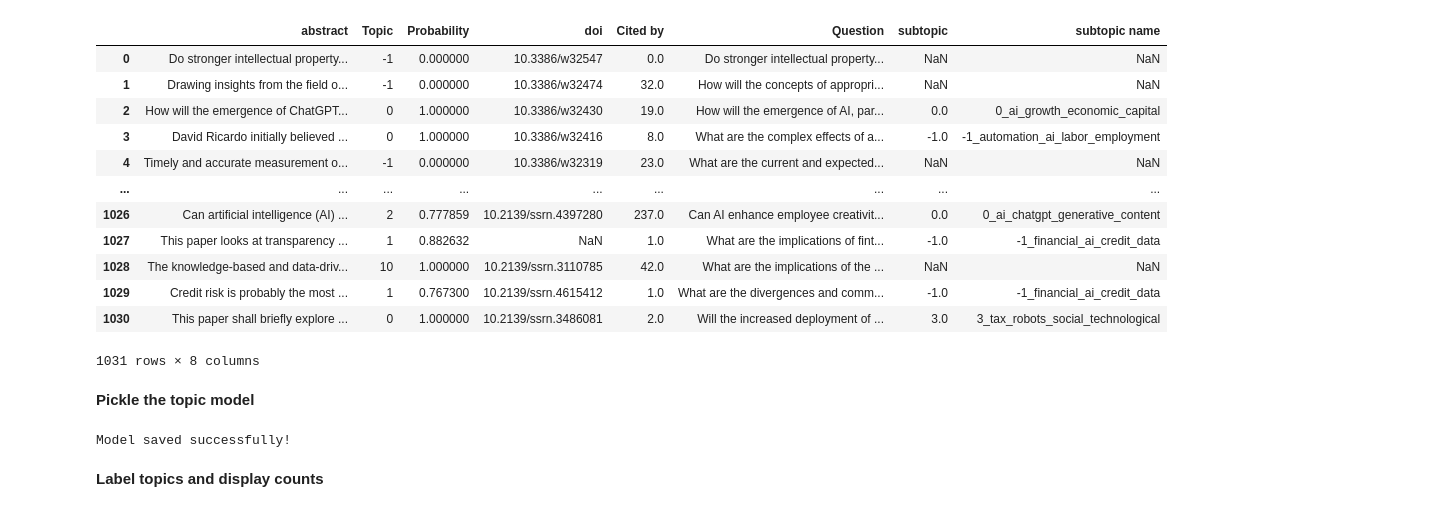
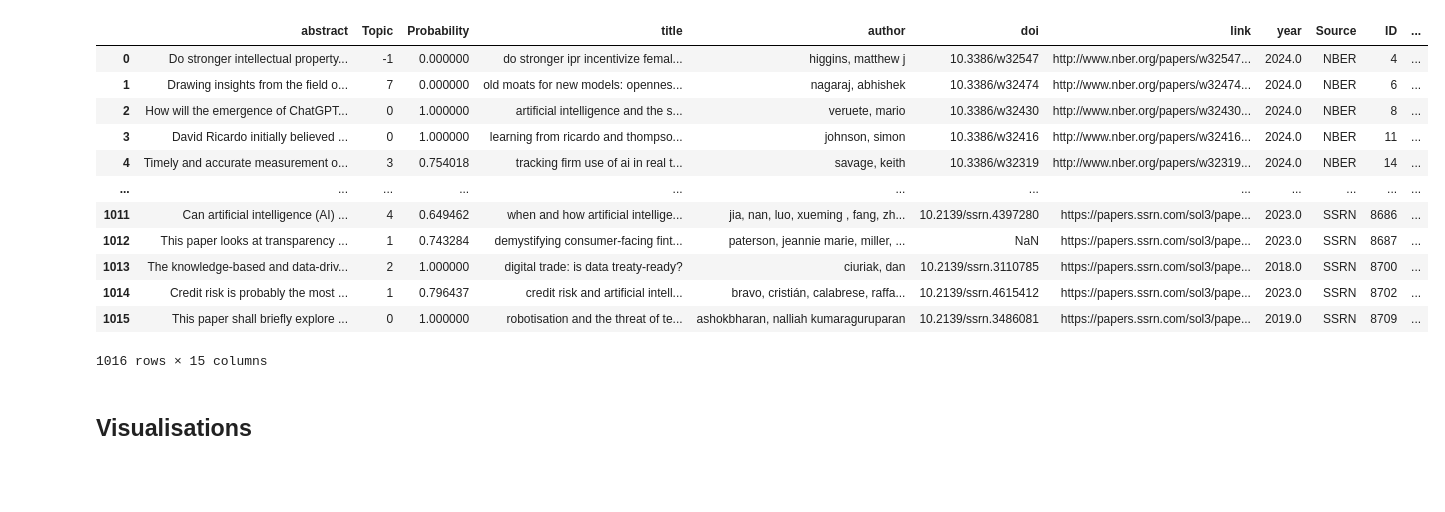
Before and after one commit to jlpoquiz/ailandscapeproject, a Jupyter notebook: Code/8_topic_modeling_wps.ipynb, the cells around one changed output. Saved outputs shown, nothing was run; the diff lists cells and outputs as text; code cells hidden in the pictures; blank space fills up the shorter version.

```diff
--- a/Code/8_topic_modeling_wps.ipynb
+++ b/Code/8_topic_modeling_wps.ipynb
@@ -455,0 +541,8 @@ papers_topics
+# %%
+# choose topic size and run, this is the best model
+topics, probs, topic_model = create_topic_model(documents, 15, embeddings)
+new_topics = topic_model.reduce_outliers(documents, topics, embeddings = embeddings, strategy="embeddings", threshold=0.65)
+topic_model.update_topics(documents, topics=new_topics, vectorizer_model=CountVectorizer(stop_words="english"))
+topic_df = topic_model.get_topic_info()
+topic_df.to_csv('topics_wp.csv')
+topic_df
@@ -455,0 +676,6 @@ papers_topics
+# %%
+# Save the model
+with open('wp_model.pkl', 'wb') as f:
+    pickle.dump(topic_model, f)
+
+print("Model saved successfully!")
@@ -455,0 +688,10 @@ papers_topics
+# %%
+# load model
+with open('wp_model.pkl', 'rb') as f:
+    topic_model = pickle.load(f)
+
+# Load topics from the model
+topics = topic_model.topics_
+probs = topic_model.probabilities_
+
+print(f"Loaded {len(topics)} papers and their probabilities from the model")
@@ -455,0 +717,6 @@ papers_topics
+# %%
+papers_topics = pd.DataFrame({'abstract': documents, 'Topic': topics, 'Probability': probs})
+papers_topics = papers_topics.merge(data, on = "abstract", how = "inner")
+papers_topics = papers_topics.rename(columns = {"abstract" : "abstract"})
+papers_topics.to_csv('papers_topics_wp.csv')
+papers_topics
@@ -700,38 +982,18 @@ papers_subtopics
 # %%
-papers_topics = papers_topics.rename(columns = {'citation_count': 'Cited by'})
-
 papers_topics_full = papers_topics.merge(papers_subtopics, on = ['abstract'], how = 'left')
 papers_topics_full.to_csv('papers_topics_full.csv')
 papers_topics_full
 # %% [output]
-|  | abstract | Topic | Probability | doi | Cited by | Question | subtopic | subtopic name |
-| 0 | Do stronger intellectual property... | -1 | 0.000000 | 10.3386/w32547 | 0.0 | Do stronger intellectual property... | NaN | NaN |
-| 1 | Drawing insights from the field o... | -1 | 0.000000 | 10.3386/w32474 | 32.0 | How will the concepts of appropri... | NaN | NaN |
-| 2 | How will the emergence of ChatGPT... | 0 | 1.000000 | 10.3386/w32430 | 19.0 | How will the emergence of AI, par... | 0.0 | 0_ai_growth_economic_capital |
-| 3 | David Ricardo initially believed ... | 0 | 1.000000 | 10.3386/w32416 | 8.0 | What are the complex effects of a... | -1.0 | -1_automation_ai_labor_employment |
-| 4 | Timely and accurate measurement o... | -1 | 0.000000 | 10.3386/w32319 | 23.0 | What are the current and expected... | NaN | NaN |
-| ... | ... | ... | ... | ... | ... | ... | ... | ... |
-| 1026 | Can artificial intelligence (AI) ... | 2 | 0.777859 | 10.2139/ssrn.4397280 | 237.0 | Can AI enhance employee creativit... | 0.0 | 0_ai_chatgpt_generative_content |
-| 1027 | This paper looks at transparency ... | 1 | 0.882632 | NaN | 1.0 | What are the implications of fint... | -1.0 | -1_financial_ai_credit_data |
-| 1028 | The knowledge-based and data-driv... | 10 | 1.000000 | 10.2139/ssrn.3110785 | 42.0 | What are the implications of the ... | NaN | NaN |
-| 1029 | Credit risk is probably the most ... | 1 | 0.767300 | 10.2139/ssrn.4615412 | 1.0 | What are the divergences and comm... | -1.0 | -1_financial_ai_credit_data |
-| 1030 | This paper shall briefly explore ... | 0 | 1.000000 | 10.2139/ssrn.3486081 | 2.0 | Will the increased deployment of ... | 3.0 | 3_tax_robots_social_technological |
+|  | abstract | Topic | Probability | title | author | doi | link | year | Source | ID | ... |
+| 0 | Do stronger intellectual property... | -1 | 0.000000 | do stronger ipr incentivize femal... | higgins, matthew j | 10.3386/w32547 | http://www.nber.org/papers/w32547... | 2024.0 | NBER | 4 | ... |
+| 1 | Drawing insights from the field o... | 7 | 0.000000 | old moats for new models: opennes... | nagaraj, abhishek | 10.3386/w32474 | http://www.nber.org/papers/w32474... | 2024.0 | NBER | 6 | ... |
+| 2 | How will the emergence of ChatGPT... | 0 | 1.000000 | artificial intelligence and the s... | veruete, mario | 10.3386/w32430 | http://www.nber.org/papers/w32430... | 2024.0 | NBER | 8 | ... |
+| 3 | David Ricardo initially believed ... | 0 | 1.000000 | learning from ricardo and thompso... | johnson, simon | 10.3386/w32416 | http://www.nber.org/papers/w32416... | 2024.0 | NBER | 11 | ... |
+| 4 | Timely and accurate measurement o... | 3 | 0.754018 | tracking firm use of ai in real t... | savage, keith | 10.3386/w32319 | http://www.nber.org/papers/w32319... | 2024.0 | NBER | 14 | ... |
+| ... | ... | ... | ... | ... | ... | ... | ... | ... | ... | ... | ... |
+| 1011 | Can artificial intelligence (AI) ... | 4 | 0.649462 | when and how artificial intellige... | jia, nan, luo, xueming , fang, zh... | 10.2139/ssrn.4397280 | https://papers.ssrn.com/sol3/pape... | 2023.0 | SSRN | 8686 | ... |
+| 1012 | This paper looks at transparency ... | 1 | 0.743284 | demystifying consumer-facing fint... | paterson, jeannie marie, miller, ... | NaN | https://papers.ssrn.com/sol3/pape... | 2023.0 | SSRN | 8687 | ... |
+| 1013 | The knowledge-based and data-driv... | 2 | 1.000000 | digital trade: is data treaty-ready? | ciuriak, dan | 10.2139/ssrn.3110785 | https://papers.ssrn.com/sol3/pape... | 2018.0 | SSRN | 8700 | ... |
+| 1014 | Credit risk is probably the most ... | 1 | 0.796437 | credit risk and artificial intell... | bravo, cristián, calabrese, raffa... | 10.2139/ssrn.4615412 | https://papers.ssrn.com/sol3/pape... | 2023.0 | SSRN | 8702 | ... |
+| 1015 | This paper shall briefly explore ... | 0 | 1.000000 | robotisation and the threat of te... | ashokbharan, nalliah kumaraguruparan | 10.2139/ssrn.3486081 | https://papers.ssrn.com/sol3/pape... | 2019.0 | SSRN | 8709 | ... |
-1031 rows × 8 columns
+1016 rows × 15 columns
-# %% [markdown]
-**Pickle the topic model**
-# %%
-import pickle
-
-# Save the model
-with open('wp_paper_model.pkl', 'wb') as f:
-    pickle.dump(topic_model, f)
-
-print("Model saved successfully!")
-
-# load model
-with open('wp_paper_model.pkl', 'rb') as f:
-    topic_model = pickle.load(f)
-# %% [output]
-Model saved successfully!
-# %% [markdown]
-**Label topics and display counts**
@@ -755,3 +1000,5 @@ topic_model.set_topic_labels(custom_topic_labels)
+# %% [markdown]
+## Visualisations
 # %%
 # Add labels
 
```
Also changed, not shown: parts of 86 cells of this notebook.
